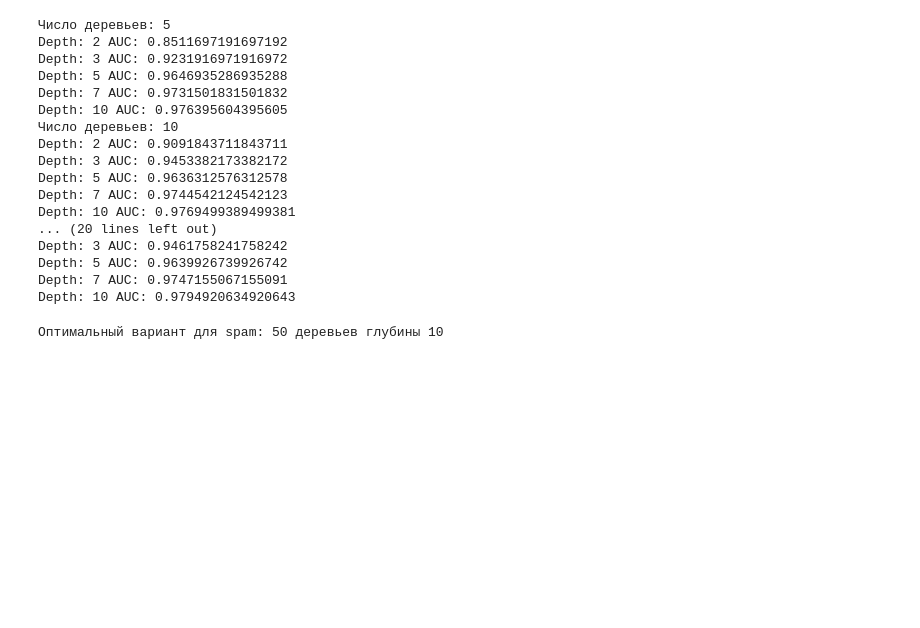
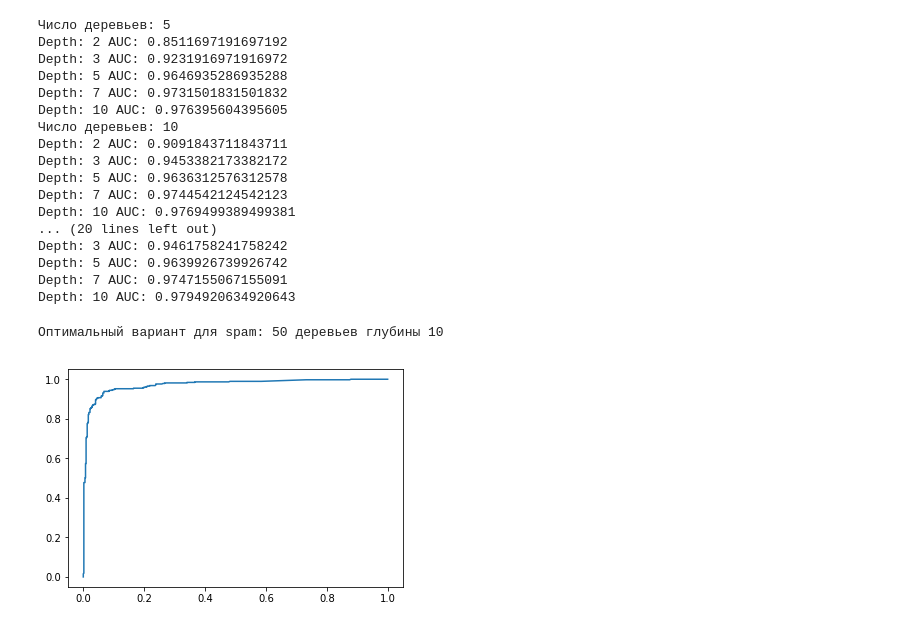
Before and after one commit to aviator737x/ML, a Jupyter notebook: hw4.ipynb, the cells around one changed output. Drawn from its saved outputs; the diff is of its cells as text; code cells hidden in the pictures; blank space fills up the shorter version.

```diff
--- a/hw4.ipynb
+++ b/hw4.ipynb
@@ -402,7 +452,46 @@ Depth: 3 AUC: 0.9461758241758242
 Depth: 5 AUC: 0.9639926739926742
 Depth: 7 AUC: 0.9747155067155091
 Depth: 10 AUC: 0.9794920634920643
-# %%
-print("Оптимальный вариант для spam: 50 деревьев глубины 10")
-# %% [output]
-Оптимальный вариант для spam: 50 деревьев глубины 10
+# %%
+print("Оптимальный вариант для spam: 50 деревьев глубины 10")
+while len(forest_spam.forest) != 50:
+    forest_spam.forest.pop()
+tps = []
+fps = []
+pr1 = classify_matrix(forest_spam, X_spam_test, 10)
+y_spam_test[y_spam_test == 0]
+g1 = len(y_spam_test[y_spam_test == 1])
+g0 = len(y_spam_test[y_spam_test == 0])
+pairs = []
+for i in range(len(pr1)):
+    pairs.append((pr1[i], y_spam_test[i]))
+pairs.sort()
+tp = g1
+fp = g0
+i = 0
+fps.append(1)
+tps.append(1)
+while True:
+    if i >= len(pairs):
+            break
+    pr = pairs[i][0]
+    cl = pairs[i][1]
+    prev = pr
+    while True:
+        if i >= len(pairs) or pr != prev:
+            break
+        pr = pairs[i][0]
+        cl = pairs[i][1]
+        if i >= len(pairs) or pr != prev:
+            break
+        tp -= int(cl == 1)
+        fp -= int(cl == 0)
+        i += 1
+    tps.append(tp / g1)
+    fps.append(fp / g0)
+fig = plt.figure()
+plt.plot(fps, tps)
+fig.show()
+# %% [output]
+Оптимальный вариант для spam: 50 деревьев глубины 10
+[figure, added]
```
Also changed, not shown: parts of 2 cells of this notebook.
